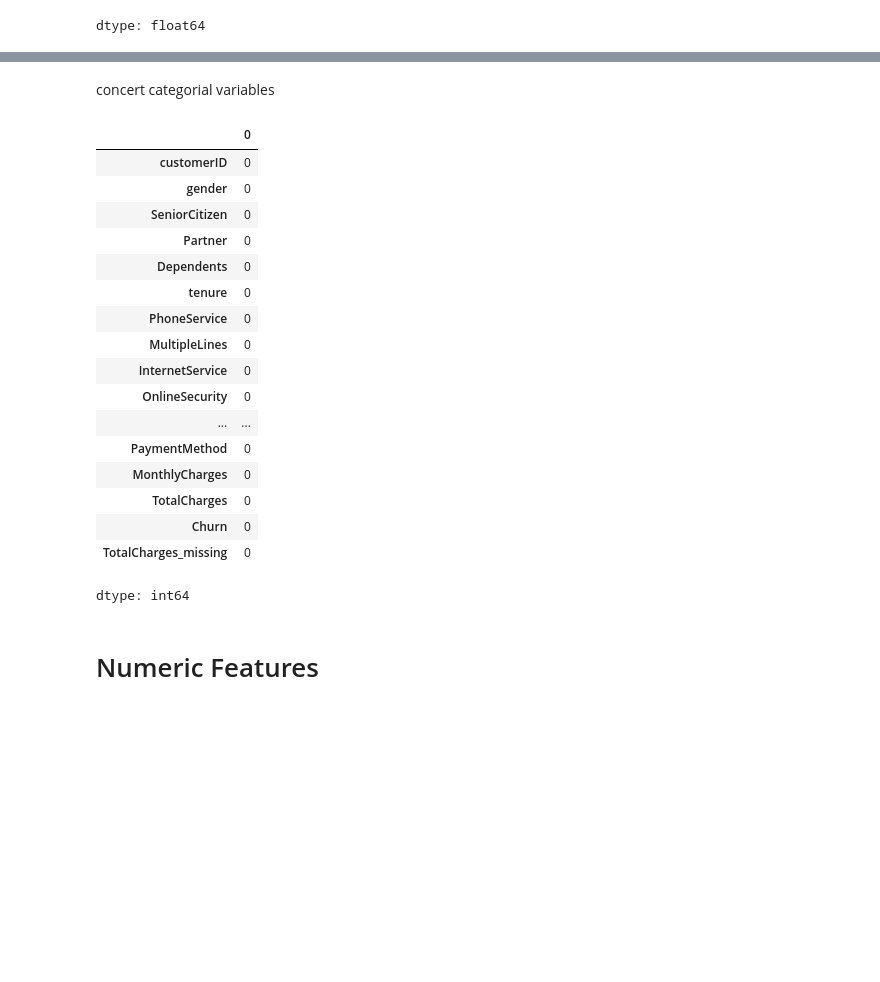
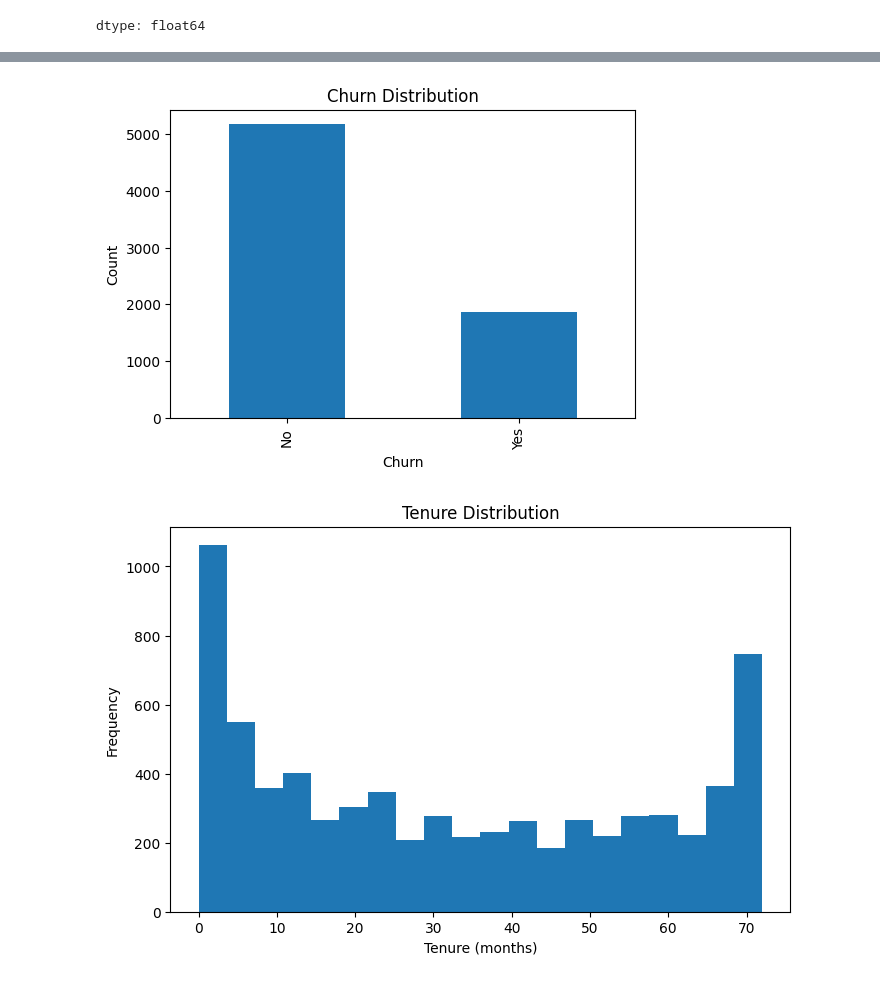
Before and after one commit to YasiruMethmal123/Telco-Customer-Churn, a Jupyter notebook: Churn_Prediction.ipynb, the cells around one changed output, grey strips where cells are left out. Cells and saved outputs as stored; diff of their text form; code cells hidden in the pictures; blank space fills up the shorter version.

```diff
--- a/Churn_Prediction.ipynb
+++ b/Churn_Prediction.ipynb
@@ -110,4 +147,0 @@ df['TotalCharges'] = df['TotalCharges'].fillna(df['TotalCharges'].median())
-# %%
-df['InternetService'] = df['InternetService'].fillna(df['InternetService'].mode()[0])
-# %%
-df['TotalCharges_missing'] = df['TotalCharges'].isnull().astype(int)
@@ -119,31 +148,20 @@ df['TotalCharges'] = pd.to_numeric(df['TotalCharges'], errors='coerce')
-# %% [markdown]
-concert categorial variables
-# %%
-cat_cols = df.select_dtypes(include='object').columns
-for col in cat_cols:
-    df[col] = df[col].astype('category')
-# %%
-df['SeniorCitizen'] = df['SeniorCitizen'].astype(int)
-# %%
-df.isna().sum()
-# %% [output]
-|  | 0 |
-| customerID | 0 |
-| gender | 0 |
-| SeniorCitizen | 0 |
-| Partner | 0 |
-| Dependents | 0 |
-| tenure | 0 |
-| PhoneService | 0 |
-| MultipleLines | 0 |
-| InternetService | 0 |
-| OnlineSecurity | 0 |
-| ... | ... |
-| PaymentMethod | 0 |
-| MonthlyCharges | 0 |
-| TotalCharges | 0 |
-| Churn | 0 |
-| TotalCharges_missing | 0 |
-dtype: int64
-# %% [markdown]
-# Numeric Features
+# %%
+import matplotlib.pyplot as plt
+
+plt.figure(figsize=(6,4))
+df['Churn'].value_counts().plot(kind='bar')
+plt.title("Churn Distribution")
+plt.xlabel("Churn")
+plt.ylabel("Count")
+plt.show()
+# %% [output]
+[figure, added]
+# %%
+plt.figure(figsize=(8,5))
+plt.hist(df['tenure'], bins=20)
+plt.title("Tenure Distribution")
+plt.xlabel("Tenure (months)")
+plt.ylabel("Frequency")
+plt.show()
+# %% [output]
+[figure, added]
```
Also changed, not shown: parts of 19 cells of this notebook.
